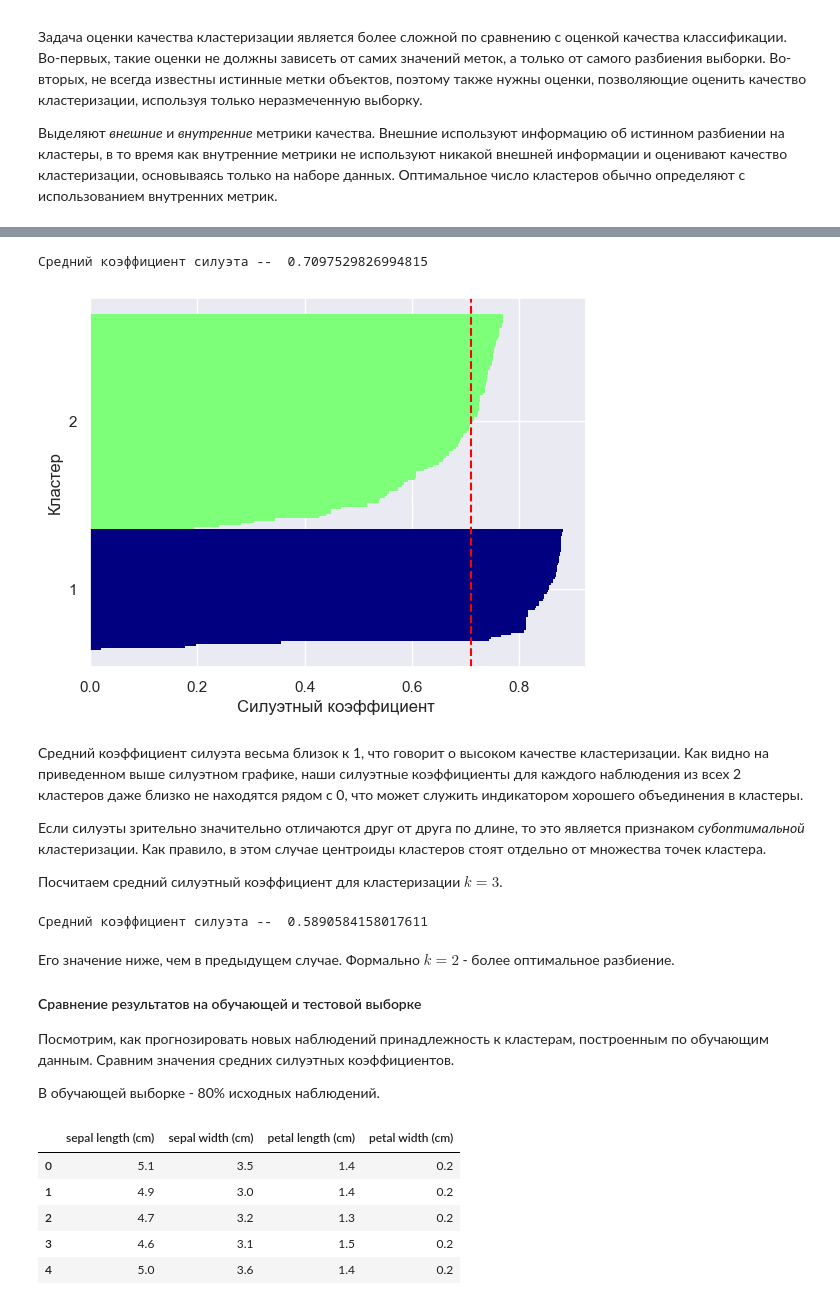
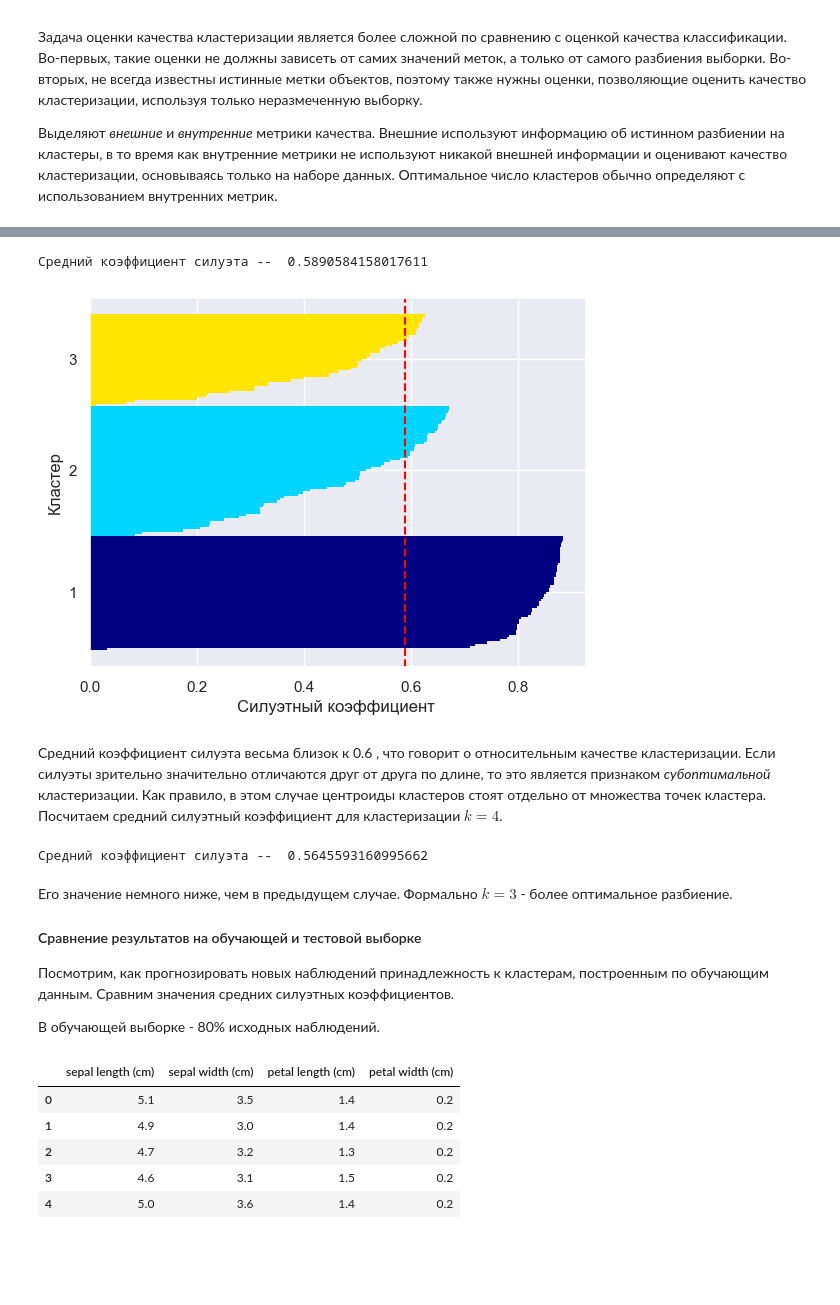
Before and after one commit to Crxdu/MiTMO, a Jupyter notebook: lab6/labarab6.ipynb, the cells around one changed output, grey strips where cells are left out. Saved outputs shown, nothing was run; the diff lists cells and outputs as text; code cells hidden in the pictures; blank space fills up the shorter version.

```diff
--- a/lab6/labarab6.ipynb
+++ b/lab6/labarab6.ipynb
@@ -168,47 +168,44 @@ $s_i$ принимает значения в диапазоне $[-1, 1]$. Ид
 # %%
-kmeans = KMeans(n_clusters=2,random_state=0).fit(df.values)
+kmeans = KMeans(n_clusters=3,random_state=0).fit(df.values)
 # метки кластеров для каждого наблюдения
 y_km = kmeans.fit_predict(df)
 
 cluster_labels = np.unique(y_km)
 n_clusters = cluster_labels.shape[0]
 silhouette_vals = silhouette_samples(df, y_km, metric='euclidean')
 
 # изобразим график силуэтов
 y_ax_lower , y_ax_upper = 0, 0
 yticks = []
 for i, c in enumerate(cluster_labels):
     c_silhouette_vals = silhouette_vals[y_km == c]
     c_silhouette_vals.sort()
     y_ax_upper += len(c_silhouette_vals)
     color = cm.jet(float(i) / n_clusters)
     plt.barh(range(y_ax_lower, y_ax_upper),
              c_silhouette_vals ,
              height=1.0,
              edgecolor='none',
              color=color)
     yticks.append((y_ax_lower + y_ax_upper) / 2)
     y_ax_lower += len(c_silhouette_vals)
 silhouette_avg = np.mean(silhouette_vals)
 
 plt.axvline(silhouette_avg, color= "red", linestyle="--" )
 print ("Средний коэффициент силуэта -- ", silhouette_avg)
 plt.yticks(yticks, cluster_labels + 1)
 plt.ylabel ('Кластер')
 plt.xlabel('Силуэтный коэффициент ' )
 plt.show()
 # %% [output]
-Средний коэффициент силуэта --  0.7097529826994815
+Средний коэффициент силуэта --  0.5890584158017611
-[figure, old version]
+[figure, new version]
 # %% [markdown]
-Средний коэффициент силуэта весьма близок к 1, что говорит о высоком качестве кластеризации.
-Как видно на приведенном выше силуэтном графике, наши силуэтные коэффициенты для каждого наблюдения из всех 2 кластеров даже близко не находятся рядом с 0, что может служить индикатором хорошего объединения в кластеры.
-
+Средний коэффициент силуэта весьма близок к 0.6 , что говорит о относительным качестве кластеризации.
 Если силуэты зрительно значительно отличаются друг от друга по длине, то это является признаком *субоптимальной* кластеризации. Как правило, в этом случае центроиды кластеров стоят отдельно от множества точек кластера.
-
-Посчитаем средний силуэтный коэффициент для кластеризации $k=3$.
+Посчитаем средний силуэтный коэффициент для кластеризации $k=4$.
 # %%
-kmeans = KMeans(n_clusters=3,random_state=0).fit(df.values)
+kmeans = KMeans(n_clusters=4,random_state=0).fit(df.values)
 # метки кластеров для каждого наблюдения
 y_km = kmeans.fit_predict(df)
 
@@ -217,9 +214,9 @@ silhouette_avg = np.mean(silhouette_vals)
 
 print ("Средний коэффициент силуэта -- ", silhouette_avg)
 # %% [output]
-Средний коэффициент силуэта --  0.5890584158017611
+Средний коэффициент силуэта --  0.5645593160995662
 # %% [markdown]
-Его значение ниже, чем в предыдущем случае. Формально $k=2$ - более оптимальное разбиение.
+Его значение немного ниже, чем в предыдущем случае. Формально $k=3$ - более оптимальное разбиение.
 
 #### Сравнение результатов на обучающей и тестовой выборке
 Посмотрим, как прогнозировать новых наблюдений принадлежность к кластерам, построенным по обучающим данным. Сравним значения средних силуэтных коэффициентов.
```
Also changed, not shown: parts of 14 cells of this notebook.
